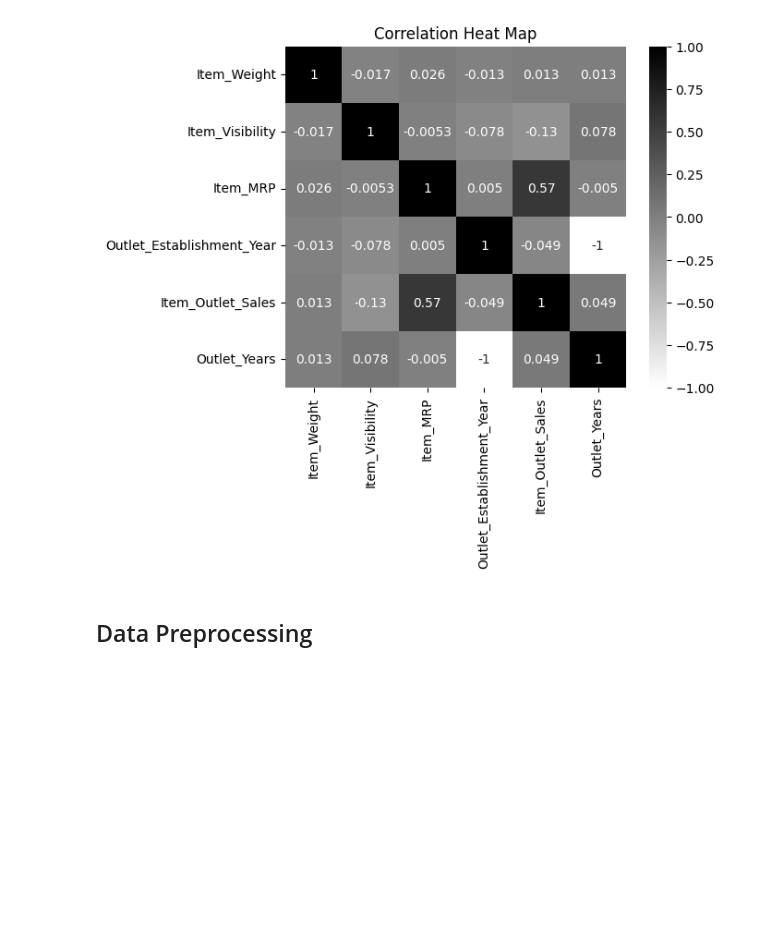
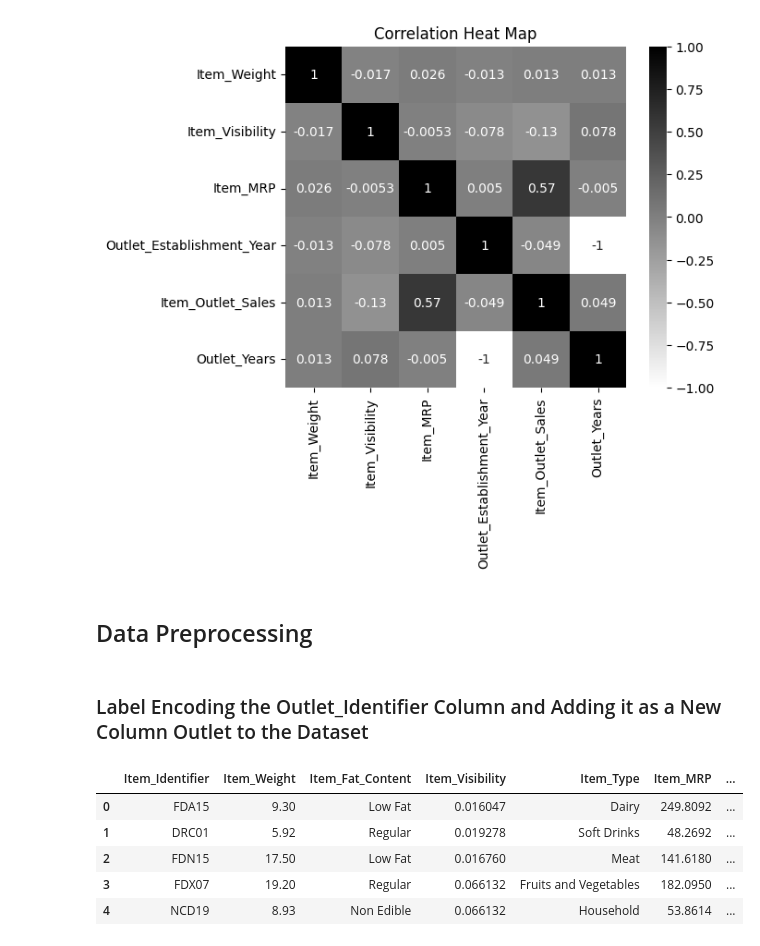
Before and after one commit to amisha26/Hands-on-Machine-Learning, a Jupyter notebook: sales_forecasting_project/sales_forecast.ipynb, the cells around one changed output. Drawn from its saved outputs; the diff is of its cells as text; code cells hidden in the pictures; blank space fills up the shorter version.

```diff
--- a/sales_forecasting_project/sales_forecast.ipynb
+++ b/sales_forecasting_project/sales_forecast.ipynb
@@ -610,3 +615,21 @@ plt.show()
 [figure]
 # %% [markdown]
 ## Data Preprocessing
+# %% [markdown]
+### Label Encoding the Outlet_Identifier Column and Adding it as a New Column Outlet to the Dataset
+# %%
+# fit_transfrom() - Identifies all unique values in the Outlet_Identifier column and assigns each a unique numeric label and replaces
+# the original categorical values with their corresponding numeric labels.
+
+label_encoder = LabelEncoder()
+sales_data["Outlet"] = label_encoder.fit_transform(sales_data["Outlet_Identifier"])
+
+# check the new "Outlet" column in the dataset
+sales_data.head()
+# %% [output]
+|  | Item_Identifier | Item_Weight | Item_Fat_Content | Item_Visibility | Item_Type | Item_MRP | ... |
+| 0 | FDA15 | 9.30 | Low Fat | 0.016047 | Dairy | 249.8092 | ... |
+| 1 | DRC01 | 5.92 | Regular | 0.019278 | Soft Drinks | 48.2692 | ... |
+| 2 | FDN15 | 17.50 | Low Fat | 0.016760 | Meat | 141.6180 | ... |
+| 3 | FDX07 | 19.20 | Regular | 0.066132 | Fruits and Vegetables | 182.0950 | ... |
+| 4 | NCD19 | 8.93 | Non Edible | 0.066132 | Household | 53.8614 | ... |
```
Also changed, not shown: parts of 9 cells of this notebook.
